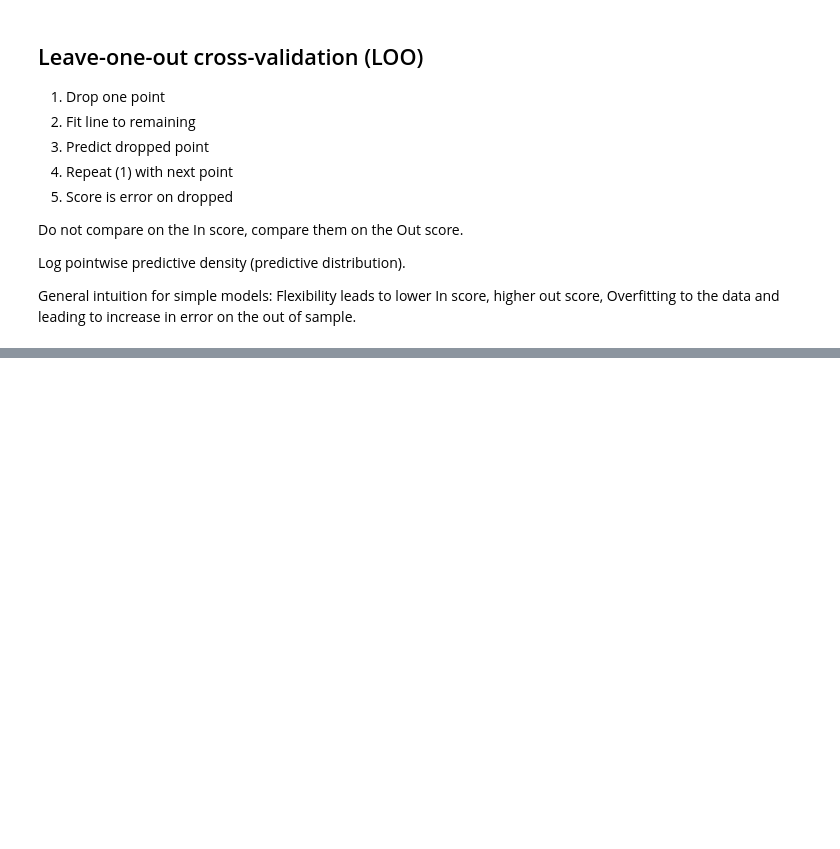
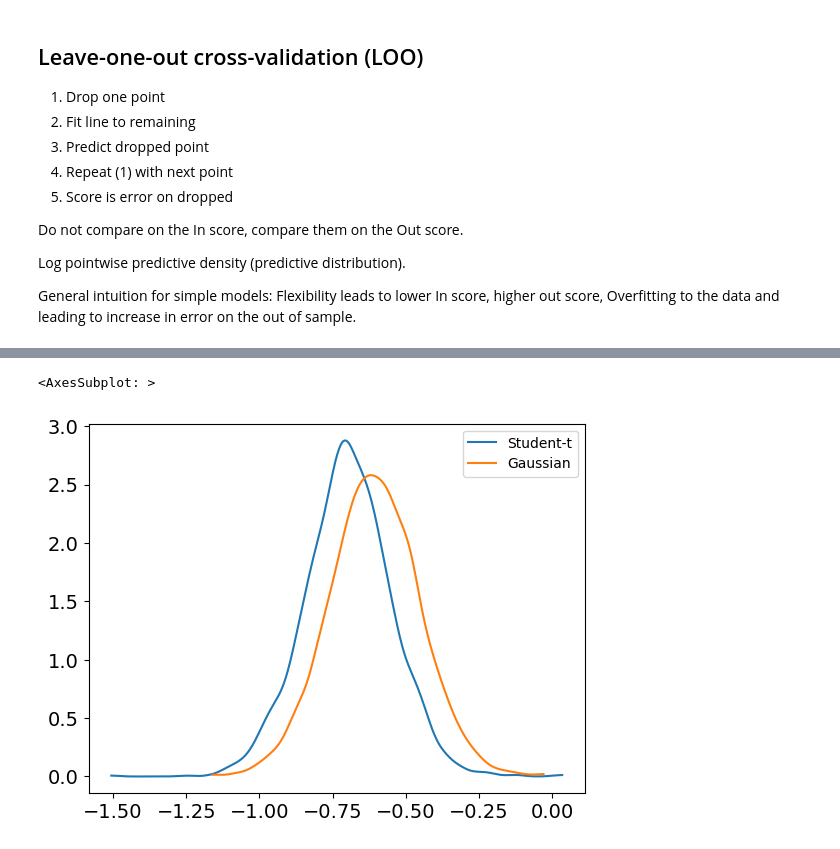
Before and after one commit to kpjmcg/Statistical-Rethinking-2023-Python-Notes, a Jupyter notebook: Lecture_07_2023.ipynb, the cells around one changed output, grey strips where cells are left out. Drawn from its saved outputs; the diff is of its cells as text; code cells hidden in the pictures; blank space fills up the shorter version.

```diff
--- a/Lecture_07_2023.ipynb
+++ b/Lecture_07_2023.ipynb
@@ -47,0 +165,12 @@ General intuition for simple models: Flexibility leads to lower In score, higher
+# %%
+with pm.Model() as n_model:
+    sigma = pm.Exponential('sigma',1)
+    bA    = pm.Normal('bA',0,0.5)
+    bM    = pm.Normal('bM',0,0.5)
+    a     = pm.Normal('a',0,0.5)
+
+    mu = a + bM*M + bA*A
+
+    Dmod = pm.Normal('D',mu,sigma,observed = D)
+
+    n_sample = pm.sample()
@@ -47,0 +184,12 @@ General intuition for simple models: Flexibility leads to lower In score, higher
+# %%
+with pm.Model() as t_model:
+    sigma = pm.Exponential('sigma',1)
+    bA    = pm.Normal('bA',0,0.5)
+    bM    = pm.Normal('bM',0,0.5)
+    a     = pm.Normal('a',0,0.5)
+
+    mu = a + bM*M + bA*A
+
+    Dmod = pm.StudentT('D',mu=mu,sigma=sigma,nu=2,observed = D)
+
+    t_sample = pm.sample()
@@ -47,0 +203,7 @@ General intuition for simple models: Flexibility leads to lower In score, higher
+# %%
+az.plot_dist(t_sample.posterior['bA'],color='C0',label='Student-t')
+az.plot_dist(n_sample.posterior['bA'],color='C1',label='Gaussian')
+#Note Student-t gives a stronger relationship
+# %% [output]
+<AxesSubplot: >
+[figure, added]
```
Also changed, not shown: parts of 17 cells of this notebook.
